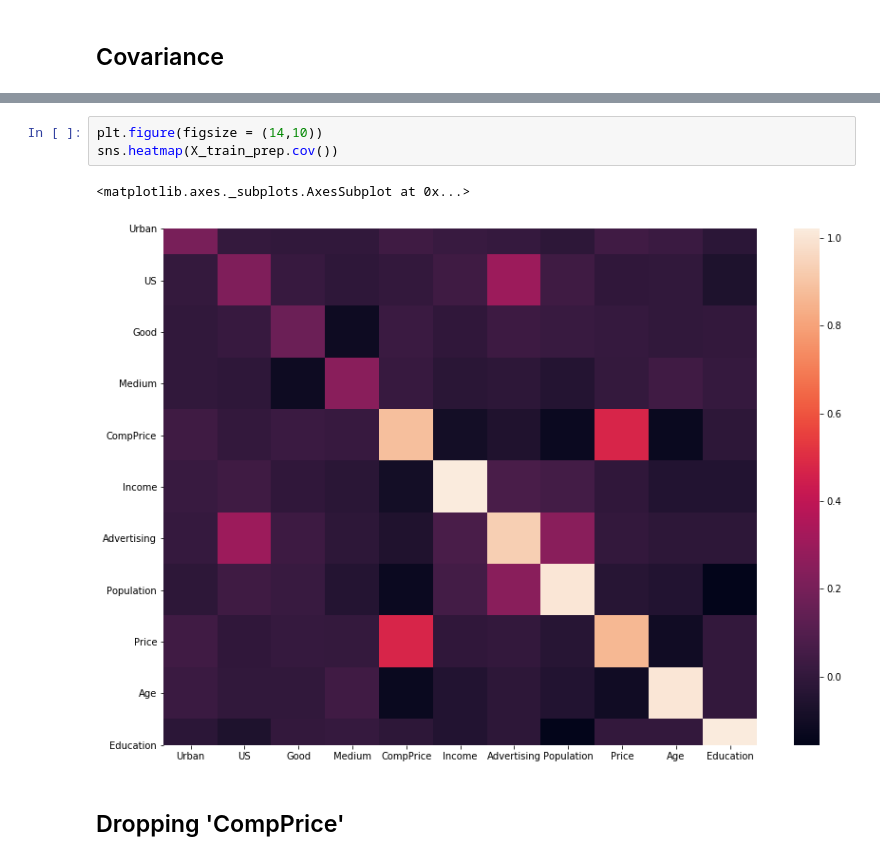
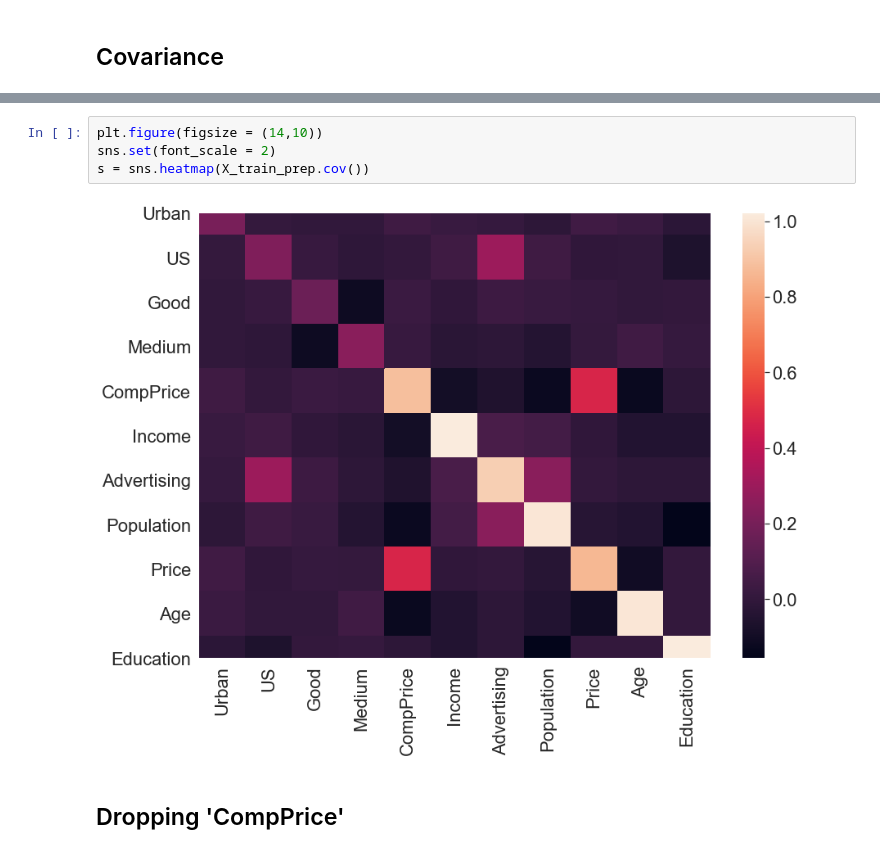
Before and after one commit to andrewcole33/carseat_sales_linreg, a Jupyter notebook: carseat_nb.ipynb, the cells around one changed output, grey strips where cells are left out. Saved outputs shown, nothing was run; the diff lists cells and outputs as text.

```diff
--- a/carseat_nb.ipynb
+++ b/carseat_nb.ipynb
@@ -275,10 +275,10 @@ X_train_prep.cov()
 | Education | -0.019609 | -0.060227 | 0.001401 | 0.012606 | -0.014849 | -0.047055 | -0.015874 | -0.156006 | 0.001088 | 0.001754 | ... |
 # %%
 plt.figure(figsize = (14,10))
-sns.heatmap(X_train_prep.cov())
+sns.set(font_scale = 2)
+s = sns.heatmap(X_train_prep.cov())
 # %% [output]
-<matplotlib.axes._subplots.AxesSubplot at 0x...>
-[figure, old version]
+[figure, new version]
 # %% [markdown]
 ## Dropping 'CompPrice'
 # %%
```
Also changed, not shown: parts of 6 cells of this notebook, 4 other files.
